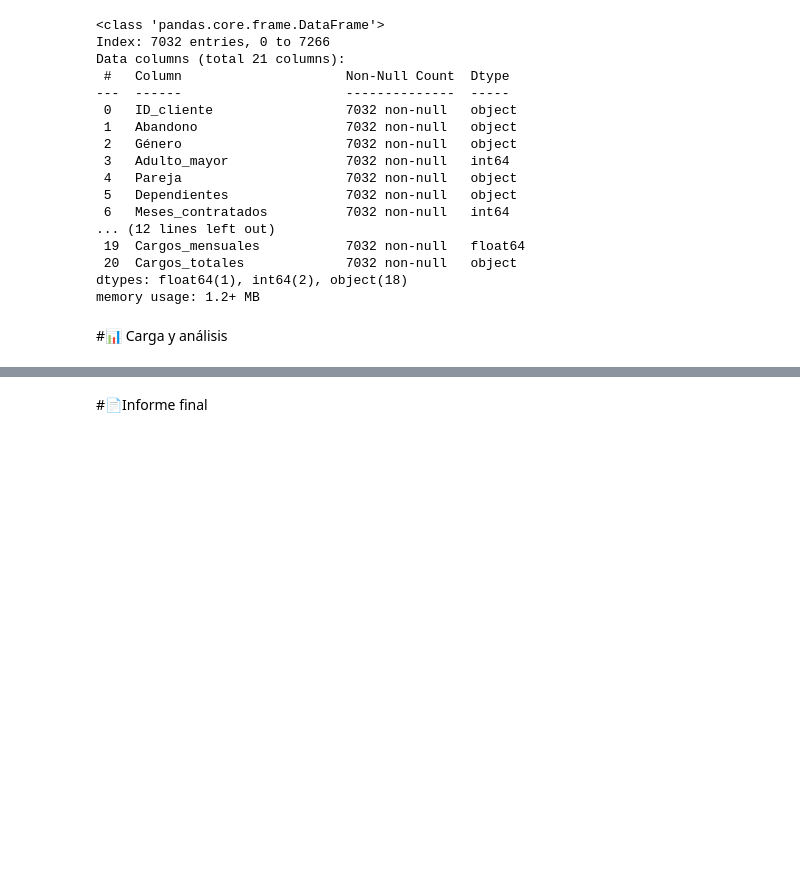
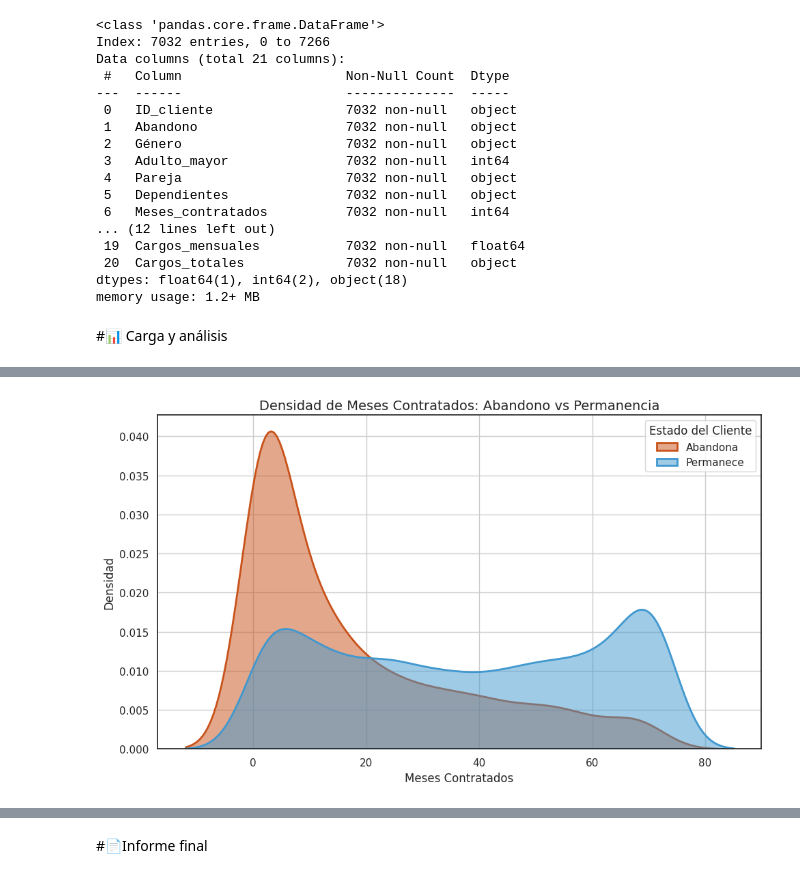
Before and after one commit to francisco-gamez/Challenge-Telecom-X, a Jupyter notebook: telecomx_latam.ipynb, the cells around one changed output, grey strips where cells are left out. Drawn from its saved outputs; the diff is of its cells as text; code cells hidden in the pictures; blank space fills up the shorter version.

```diff
--- a/telecomx_latam.ipynb
+++ b/telecomx_latam.ipynb
@@ -225,0 +261,23 @@ memory usage: 1.2+ MB
+# %%
+# Gráfico de densidad (KDE)
+sns.kdeplot(data=df[df['Abandono'] == 'Yes'],
+            x='Meses_contratados',
+            label='Abandona',
+            fill=True,
+            common_norm=False,
+            alpha=0.5, color=color_yes, linewidth=2)
+
+sns.kdeplot(data=df[df['Abandono'] == 'No'],
+            x='Meses_contratados',
+            label='Permanece',
+            fill=True,
+            common_norm=False, alpha=0.5, color=color_no, linewidth=2)
+
+plt.title('Densidad de Meses Contratados: Abandono vs Permanencia', fontsize=14)
+plt.xlabel('Meses Contratados')
+plt.ylabel('Densidad')
+plt.legend(title='Estado del Cliente')
+plt.grid(True)
+plt.tight_layout()
+# %% [output]
+[figure, added]
```
Also changed, not shown: parts of 10 cells of this notebook.
